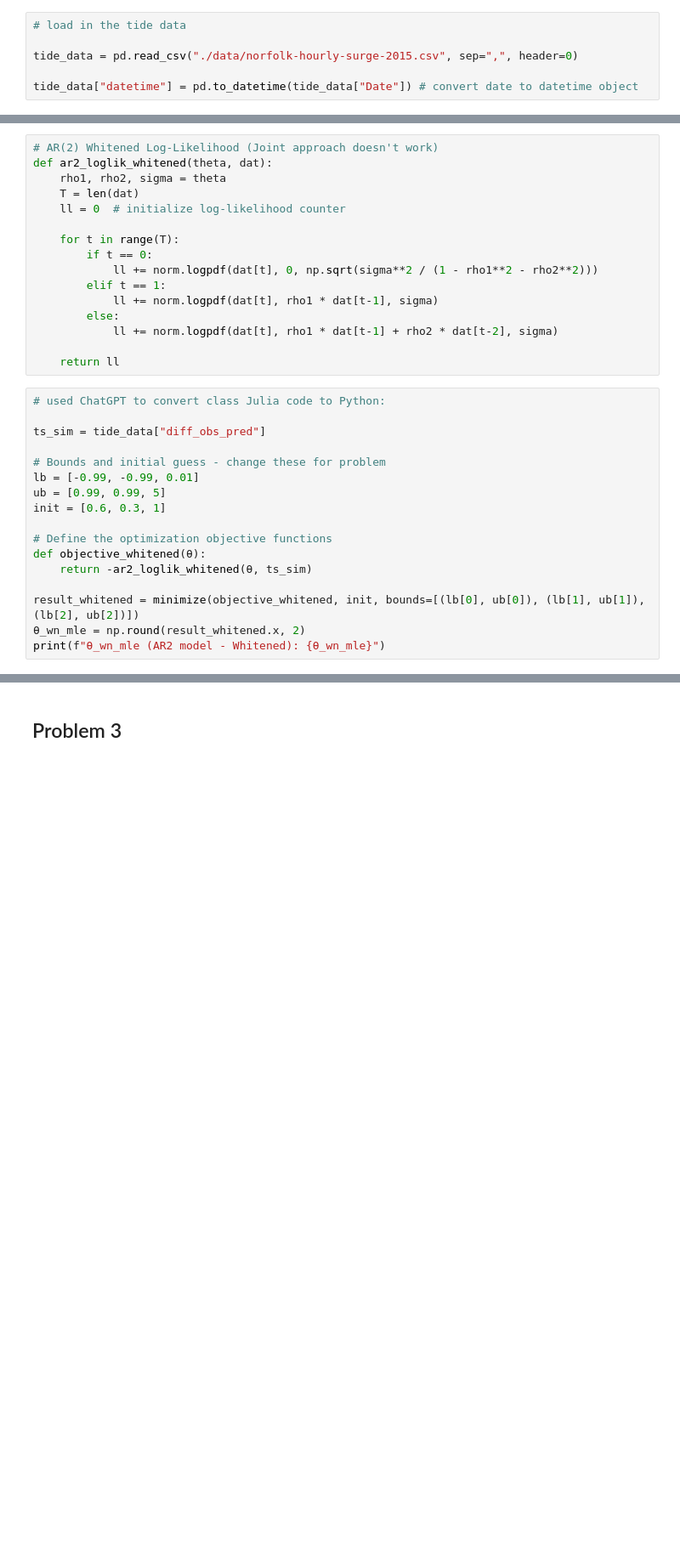
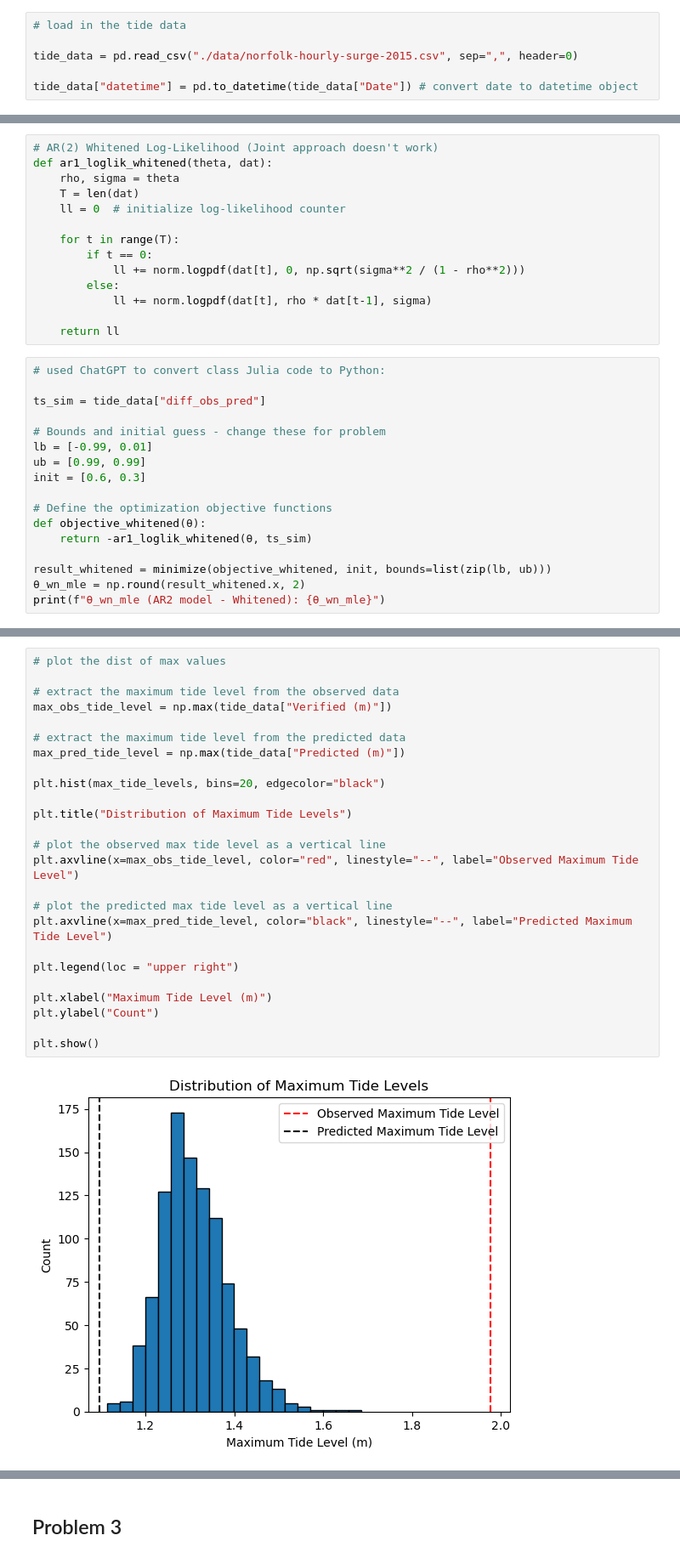
Before and after one commit to BEE4850-SP25/hw02-christinemswanson, a Jupyter notebook: hw02.ipynb, the cells around one changed output, grey strips where cells are left out. Shown: that part at 85% size. Saved outputs shown, nothing was run; the diff lists cells and outputs as text; blank space fills up the shorter version.

```diff
--- a/hw02.ipynb
+++ b/hw02.ipynb
@@ -322,18 +322,16 @@ plt.show()
 [figure]
 # %%
 # AR(2) Whitened Log-Likelihood (Joint approach doesn't work)
-def ar2_loglik_whitened(theta, dat):
-    rho1, rho2, sigma = theta
+def ar1_loglik_whitened(theta, dat):
+    rho, sigma = theta
     T = len(dat)
     ll = 0  # initialize log-likelihood counter
 
     for t in range(T):
         if t == 0:
-            ll += norm.logpdf(dat[t], 0, np.sqrt(sigma**2 / (1 - rho1**2 - rho2**2)))
-        elif t == 1:
-            ll += norm.logpdf(dat[t], rho1 * dat[t-1], sigma)
+            ll += norm.logpdf(dat[t], 0, np.sqrt(sigma**2 / (1 - rho**2)))
         else:
-            ll += norm.logpdf(dat[t], rho1 * dat[t-1] + rho2 * dat[t-2], sigma)
+            ll += norm.logpdf(dat[t], rho * dat[t-1], sigma)
 
     return ll
 # %%
@@ -342,15 +340,15 @@ def ar2_loglik_whitened(theta, dat):
 ts_sim = tide_data["diff_obs_pred"]
 
 # Bounds and initial guess - change these for problem
-lb = [-0.99, -0.99, 0.01]
-ub = [0.99, 0.99, 5]
-init = [0.6, 0.3, 1]
+lb = [-0.99, 0.01]
+ub = [0.99, 0.99]
+init = [0.6, 0.3]
 
 # Define the optimization objective functions
 def objective_whitened(θ):
-    return -ar2_loglik_whitened(θ, ts_sim)
+    return -ar1_loglik_whitened(θ, ts_sim)
 
-result_whitened = minimize(objective_whitened, init, bounds=[(lb[0], ub[0]), (lb[1], ub[1]), (lb[2], ub[2])])
+result_whitened = minimize(objective_whitened, init, bounds=list(zip(lb, ub)))
 θ_wn_mle = np.round(result_whitened.x, 2)
 print(f"θ_wn_mle (AR2 model - Whitened): {θ_wn_mle}")
 # %% [output]
@@ -358 +381,28 @@ print(f"θ_wn_mle (AR2 model - Whitened): {θ_wn_mle}")
+# %%
+# plot the dist of max values
+
+# extract the maximum tide level from the observed data
+max_obs_tide_level = np.max(tide_data["Verified (m)"])
+
+# extract the maximum tide level from the predicted data
+max_pred_tide_level = np.max(tide_data["Predicted (m)"])
+
+plt.hist(max_tide_levels, bins=20, edgecolor="black")
+
+plt.title("Distribution of Maximum Tide Levels")
+
+# plot the observed max tide level as a vertical line
+plt.axvline(x=max_obs_tide_level, color="red", linestyle="--", label="Observed Maximum Tide Level")
+
+# plot the predicted max tide level as a vertical line
+plt.axvline(x=max_pred_tide_level, color="black", linestyle="--", label="Predicted Maximum Tide Level")
+
+plt.legend(loc = "upper right")
+
+plt.xlabel("Maximum Tide Level (m)")
+plt.ylabel("Count")
+
+plt.show()
+# %% [output]
+[figure, added]
 # %% [markdown]
```
Also changed, not shown: parts of 3 cells of this notebook.
